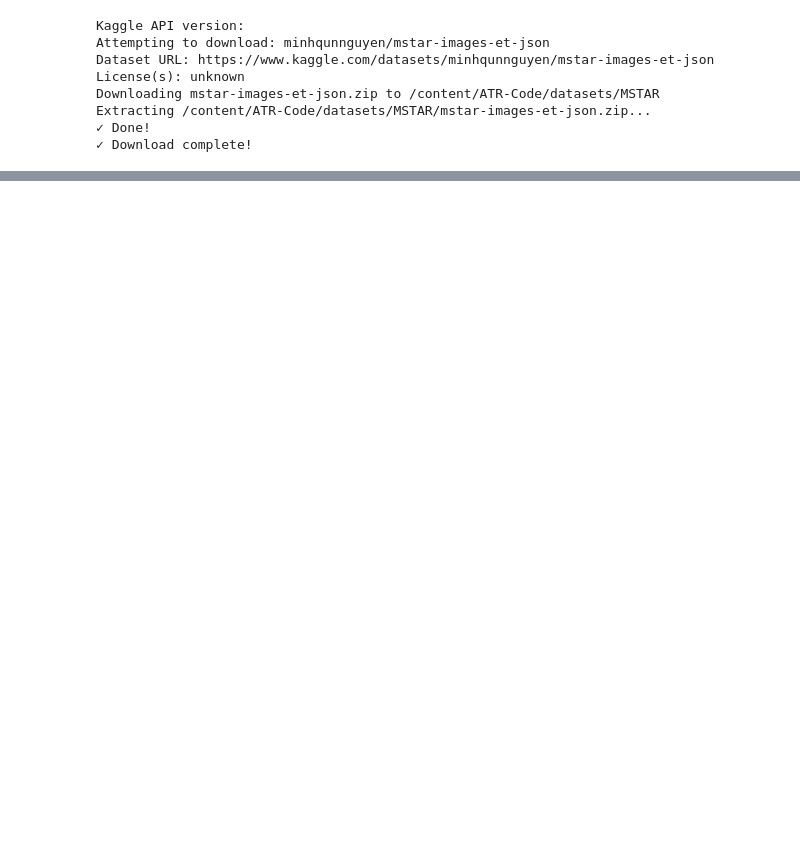
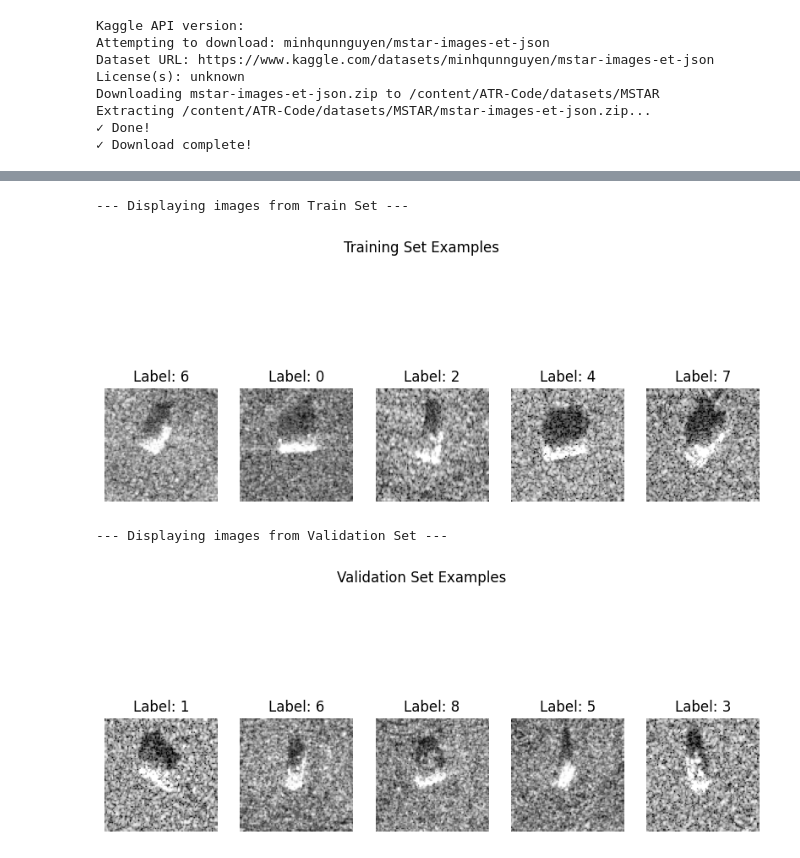
Before and after one commit to Tmqng/ATR-Code, a Jupyter notebook: scripts/train_notebook.ipynb, the cells around one changed output, grey strips where cells are left out. Cells and saved outputs as stored; diff of their text form; code cells hidden in the pictures; blank space fills up the shorter version.

```diff
--- a/scripts/train_notebook.ipynb
+++ b/scripts/train_notebook.ipynb
@@ -181,13 +184,19 @@ def load_dataset(path, is_train, name, batch_size, augment):
         train_transform = torchvision.transforms.Compose([preprocess.RandomCrop(94)])
 
     else:
-        val_transform = torchvision.transforms.Compose([torchvision.transforms.ToTensor(), preprocess.CenterCrop(94)])
-        train_transform = torchvision.transforms.Compose([torchvision.transforms.ToTensor(), preprocess.RandomCrop(94)])
+        val_transform = torchvision.transforms.Compose([preprocess.CenterCrop(94)])
+        train_transform = torchvision.transforms.Compose([preprocess.RandomCrop(94)])
 
     _dataset = loader.Dataset(
         path, name=name, is_train=is_train,
         transform=None
     )
+
+    for images, labels, _ in _dataset:
+        print(f"\nFirst batch shapes:")
+        print(type(images))
+        print(f"  Images: {images.shape}, dtype: {images.dtype}")
+        break
 
     if is_train:
 
@@ -301,6 +310,6 @@ def validation(m, ds):
 # Décomposition de la fonction run
 
 # Load data
-train_set, val_set = load_dataset(DATA_PATH, True, dataset, batch_size)
-test_set = load_dataset(DATA_PATH, False, dataset, batch_size)
+train_set, val_set = load_dataset(DATA_PATH, True, dataset, batch_size, False)
+test_set = load_dataset(DATA_PATH, False, dataset, batch_size, False)
 # %% [output]
@@ -316,3 +333,45 @@ First batch shapes:
+# %%
+import matplotlib.pyplot as plt
+import numpy as np
+
+def imshow(img, title=None):
+    # Convert tensor to numpy array
+    npimg = img.numpy()
+    # For single channel images, remove the channel dimension
+    if npimg.shape[0] == 1:
+        plt.imshow(np.transpose(npimg, (1, 2, 0)).squeeze(), cmap='gray')
+    else:
+        plt.imshow(np.transpose(npimg, (1, 2, 0)))
+    if title is not None:
+        plt.title(title)
+    plt.axis('off')
+
+# Get a batch of training images
+print("\n--- Displaying images from Train Set ---")
+for images, labels, _ in train_set:
+    fig_train = plt.figure(figsize=(10, 5))
+    for i in range(min(5, len(images))): # Display first 5 images
+        ax = fig_train.add_subplot(1, 5, i + 1)
+        imshow(images[i], title=f'Label: {labels[i].item()}')
+    plt.suptitle("Training Set Examples")
+    plt.show()
+    break # Only display one batch
+
+# Get a batch of validation images
+print("\n--- Displaying images from Validation Set ---")
+for images, labels, _ in val_set:
+    fig_val = plt.figure(figsize=(10, 5))
+    for i in range(min(5, len(images))): # Display first 5 images
+        ax = fig_val.add_subplot(1, 5, i + 1)
+        imshow(images[i], title=f'Label: {labels[i].item()}')
+    plt.suptitle("Validation Set Examples")
+    plt.show()
+    break # Only display one batch
+# %% [output]
+--- Displaying images from Train Set ---
+[figure, added]
+--- Displaying images from Validation Set ---
+[figure, added]
 # %%
 m = AConvNet.Model(
     classes=classes, dropout_rate=dropout_rate, channels=channels,
```
Also changed, not shown: parts of 4 cells of this notebook.
